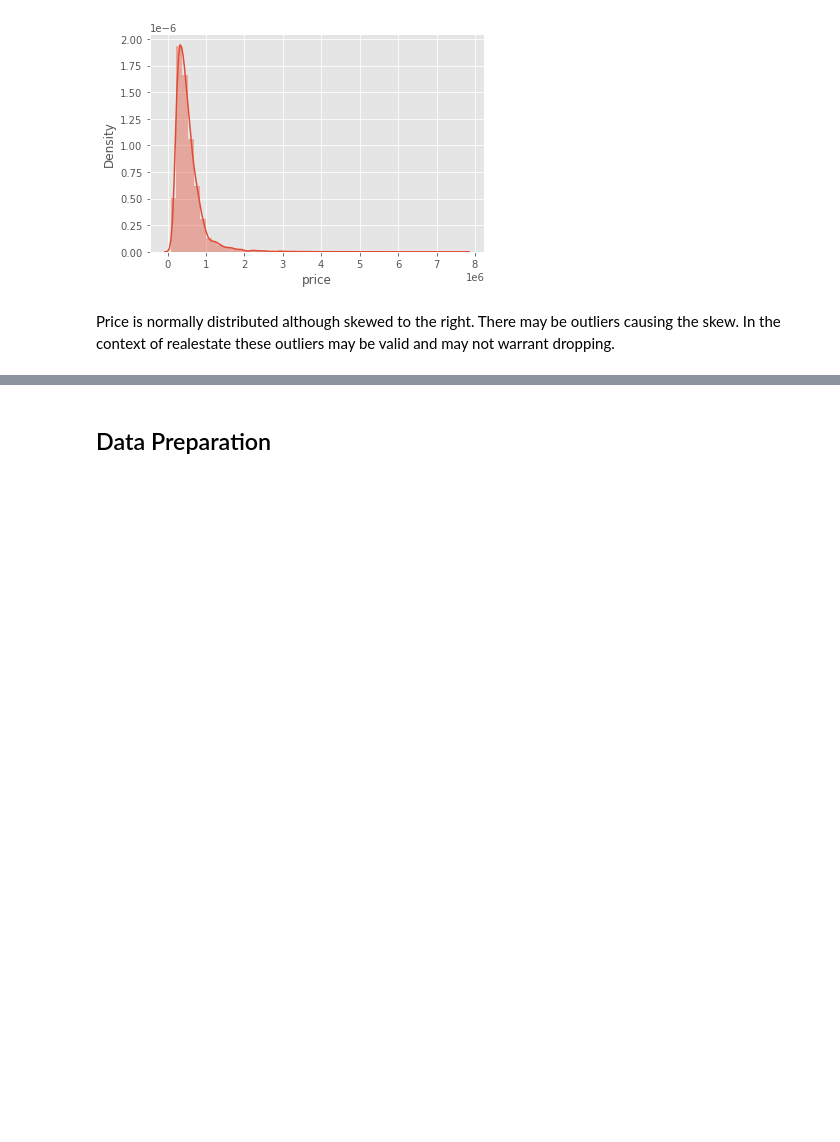
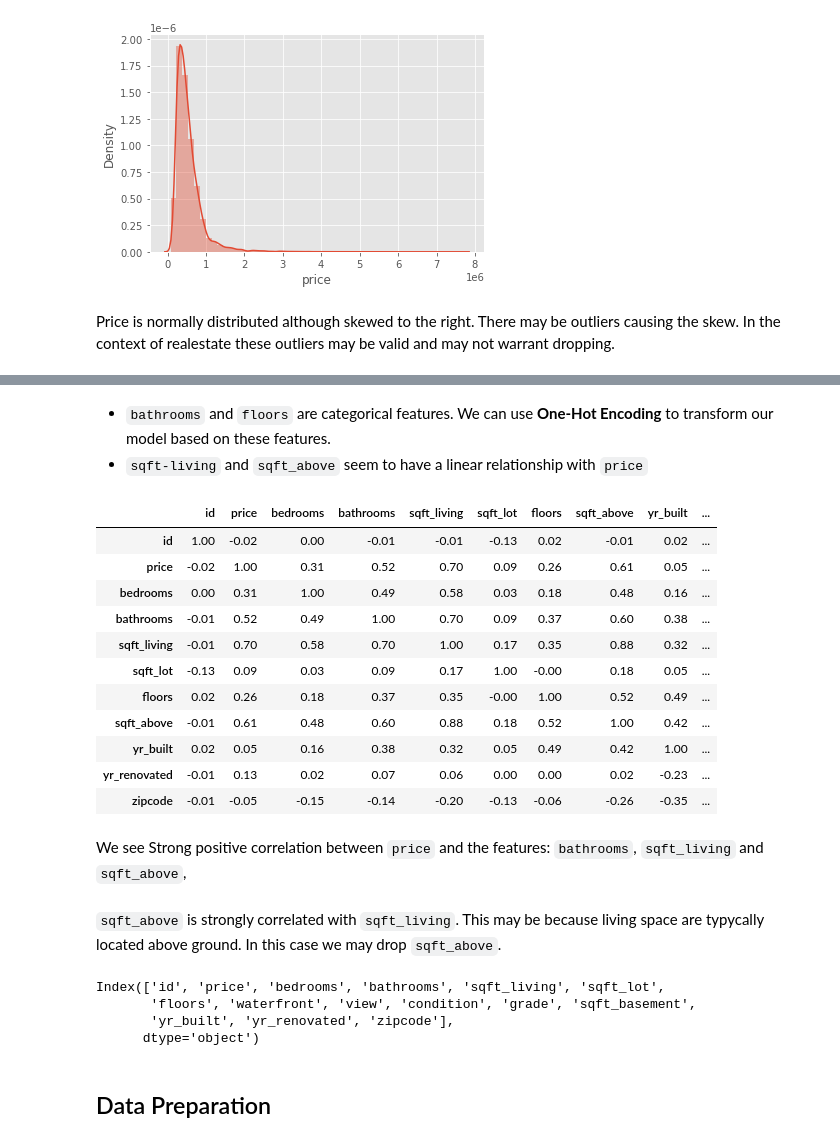
Before and after one commit to R3TR0Quan/KC_Realestate_Analysis_and_Modelling, a Jupyter notebook: notebook.ipynb, the cells around one changed output, grey strips where cells are left out. Cells and saved outputs as stored; diff of their text form; code cells hidden in the pictures; blank space fills up the shorter version.

```diff
--- a/notebook.ipynb
+++ b/notebook.ipynb
@@ -209,3 +199,35 @@ plt.show();
+# %% [markdown]
+- `bathrooms` and `floors` are categorical features. We can use **One-Hot Encoding** to transform our model based on these features.
+- `sqft-living` and `sqft_above` seem to have a linear relationship with `price`
+# %%
+#plot correlation heatmap
+kc_hses_correlation = kc_hses.corr().style.background_gradient(cmap='coolwarm').set_precision(2)
+kc_hses_correlation
+# %% [output]
+|  | id | price | bedrooms | bathrooms | sqft_living | sqft_lot | floors | sqft_above | yr_built | ... |
+| id | 1.00 | -0.02 | 0.00 | -0.01 | -0.01 | -0.13 | 0.02 | -0.01 | 0.02 | ... |
+| price | -0.02 | 1.00 | 0.31 | 0.52 | 0.70 | 0.09 | 0.26 | 0.61 | 0.05 | ... |
+| bedrooms | 0.00 | 0.31 | 1.00 | 0.49 | 0.58 | 0.03 | 0.18 | 0.48 | 0.16 | ... |
+| bathrooms | -0.01 | 0.52 | 0.49 | 1.00 | 0.70 | 0.09 | 0.37 | 0.60 | 0.38 | ... |
+| sqft_living | -0.01 | 0.70 | 0.58 | 0.70 | 1.00 | 0.17 | 0.35 | 0.88 | 0.32 | ... |
+| sqft_lot | -0.13 | 0.09 | 0.03 | 0.09 | 0.17 | 1.00 | -0.00 | 0.18 | 0.05 | ... |
+| floors | 0.02 | 0.26 | 0.18 | 0.37 | 0.35 | -0.00 | 1.00 | 0.52 | 0.49 | ... |
+| sqft_above | -0.01 | 0.61 | 0.48 | 0.60 | 0.88 | 0.18 | 0.52 | 1.00 | 0.42 | ... |
+| yr_built | 0.02 | 0.05 | 0.16 | 0.38 | 0.32 | 0.05 | 0.49 | 0.42 | 1.00 | ... |
+| yr_renovated | -0.01 | 0.13 | 0.02 | 0.07 | 0.06 | 0.00 | 0.00 | 0.02 | -0.23 | ... |
+| zipcode | -0.01 | -0.05 | -0.15 | -0.14 | -0.20 | -0.13 | -0.06 | -0.26 | -0.35 | ... |
+# %% [markdown]
+We see Strong positive correlation between `price` and the features: `bathrooms`, `sqft_living` and `sqft_above`,
+# %% [markdown]
+`sqft_above` is strongly correlated with `sqft_living`. This may be because living space are typycally located above ground. In this case we may drop `sqft_above`.
+# %%
+kc_hses.drop('sqft_above', axis=1, inplace=True)
+kc_hses.columns
+# %% [output]
+Index(['id', 'price', 'bedrooms', 'bathrooms', 'sqft_living', 'sqft_lot',
+       'floors', 'waterfront', 'view', 'condition', 'grade', 'sqft_basement',
+       'yr_built', 'yr_renovated', 'zipcode'],
+      dtype='object')
 # %% [markdown]
 ## Data Preparation
 # %% [markdown]
```
Also changed, not shown: parts of 13 cells of this notebook.
